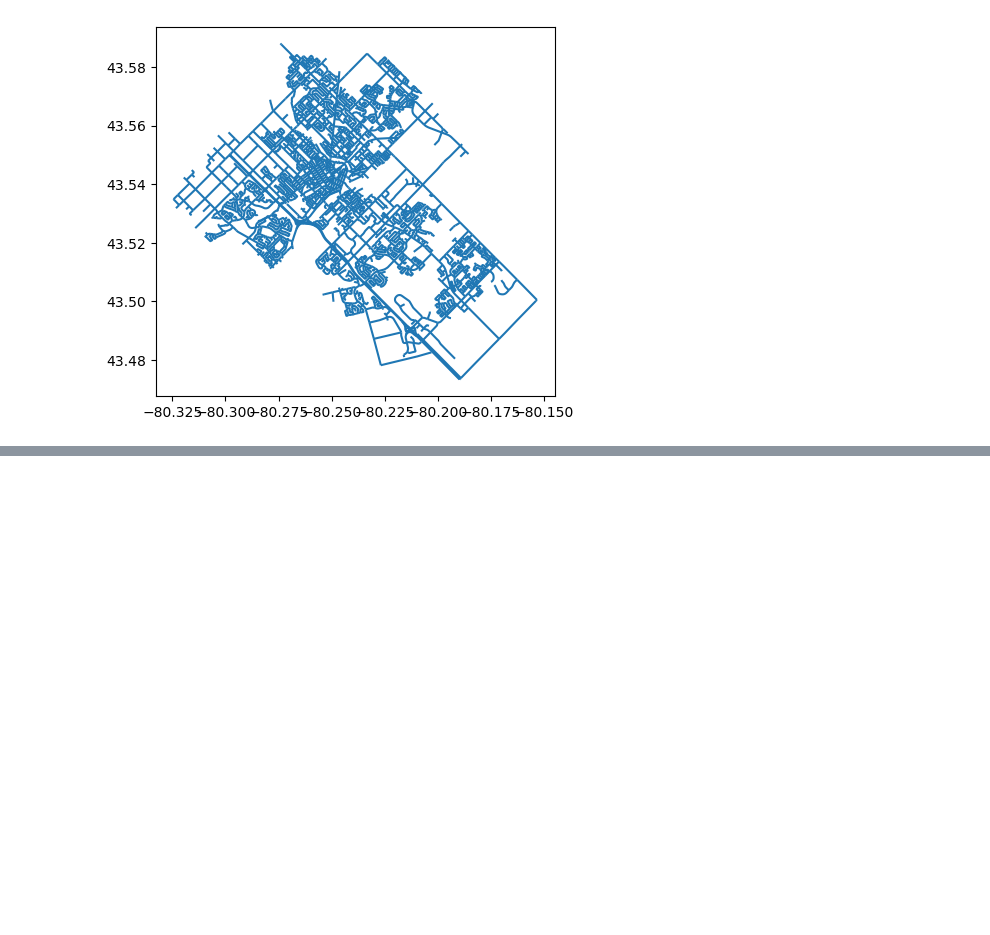
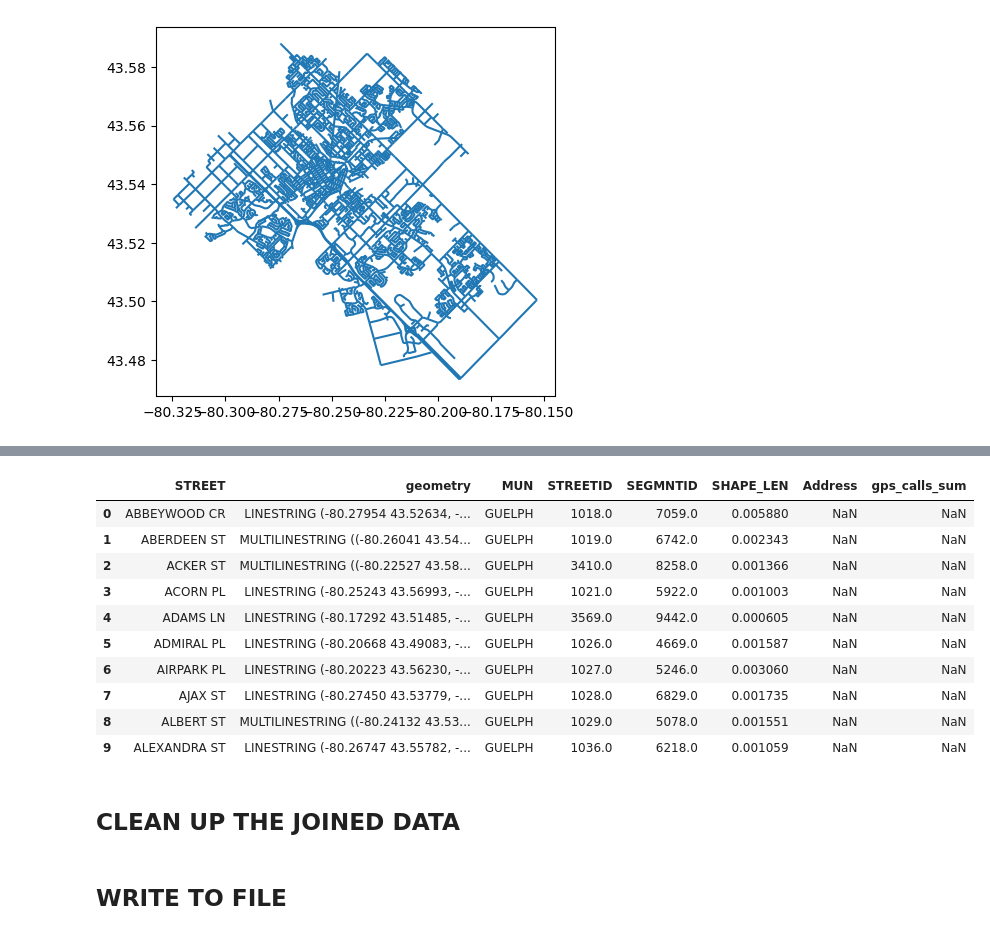
Before and after one commit to johnallanach/guelph-crime-map, a Jupyter notebook: notebooks/gps-crime.ipynb, the cells around one changed output, grey strips where cells are left out. Cells and saved outputs as stored; diff of their text form; code cells hidden in the pictures; blank space fills up the shorter version.

```diff
--- a/notebooks/gps-crime.ipynb
+++ b/notebooks/gps-crime.ipynb
@@ -62,0 +244,3 @@ df_gps.describe()
+# %%
+df_calls_per_street = calls_per_street.to_frame(name='gps_calls_sum')
+df_calls_per_street = df_calls_per_street.reset_index()
@@ -103,6 +352,9 @@ memory usage: 372.9+ KB
 # Dissolve street segments by STREET column
 subset_streets_gdf = streets_gdf[['STREET', 'MUN', 'STREETID', 'SEGMNTID', 'SHAPE_LEN', 'geometry']]
 dissolved_streets_gdf = subset_streets_gdf.dissolve(by='STREET')
+# %%
+# Reset index
+dissolved_streets_gdf = dissolved_streets_gdf.reset_index()
 # %%
 # Confirm dissolved
 dissolved_streets_gdf.info()
@@ -137,0 +392,19 @@ grouped = df_gps.groupby('BINOMIAL')
+# %%
+# Specify which dataframes will be merged
+df_gps_merge_in = df_calls_per_street.copy()
+gdf_gps_merge_in = dissolved_streets_gdf.copy()
+# %%
+# Merge with `merge` method on shared variable (Address = STREET):
+merged = pd.merge(
+    gdf_gps_merge_in,
+    df_gps_merge_in,
+    how="left",
+    left_on='STREET',
+    right_on='Address',
+    left_index=False,
+    right_index=False,
+    sort=True
+    )
+
+print(merged.shape)
+print(type(merged))
@@ -137,0 +433,16 @@ grouped = df_gps.groupby('BINOMIAL')
+# %%
+merged.head(10)
+# %% [output]
+|  | STREET | geometry | MUN | STREETID | SEGMNTID | SHAPE_LEN | Address | gps_calls_sum |
+| 0 | ABBEYWOOD CR | LINESTRING (-80.27954 43.52634, -... | GUELPH | 1018.0 | 7059.0 | 0.005880 | NaN | NaN |
+| 1 | ABERDEEN ST | MULTILINESTRING ((-80.26041 43.54... | GUELPH | 1019.0 | 6742.0 | 0.002343 | NaN | NaN |
+| 2 | ACKER ST | MULTILINESTRING ((-80.22527 43.58... | GUELPH | 3410.0 | 8258.0 | 0.001366 | NaN | NaN |
+| 3 | ACORN PL | LINESTRING (-80.25243 43.56993, -... | GUELPH | 1021.0 | 5922.0 | 0.001003 | NaN | NaN |
+| 4 | ADAMS LN | LINESTRING (-80.17292 43.51485, -... | GUELPH | 3569.0 | 9442.0 | 0.000605 | NaN | NaN |
+| 5 | ADMIRAL PL | LINESTRING (-80.20668 43.49083, -... | GUELPH | 1026.0 | 4669.0 | 0.001587 | NaN | NaN |
+| 6 | AIRPARK PL | LINESTRING (-80.20223 43.56230, -... | GUELPH | 1027.0 | 5246.0 | 0.003060 | NaN | NaN |
+| 7 | AJAX ST | LINESTRING (-80.27450 43.53779, -... | GUELPH | 1028.0 | 6829.0 | 0.001735 | NaN | NaN |
+| 8 | ALBERT ST | MULTILINESTRING ((-80.24132 43.53... | GUELPH | 1029.0 | 5078.0 | 0.001551 | NaN | NaN |
+| 9 | ALEXANDRA ST | LINESTRING (-80.26747 43.55782, -... | GUELPH | 1036.0 | 6218.0 | 0.001059 | NaN | NaN |
+# %% [markdown]
+## CLEAN UP THE JOINED DATA
@@ -137,0 +451,2 @@ grouped = df_gps.groupby('BINOMIAL')
+# %% [markdown]
+## WRITE TO FILE
```
Also changed, not shown: parts of 43 cells of this notebook.
